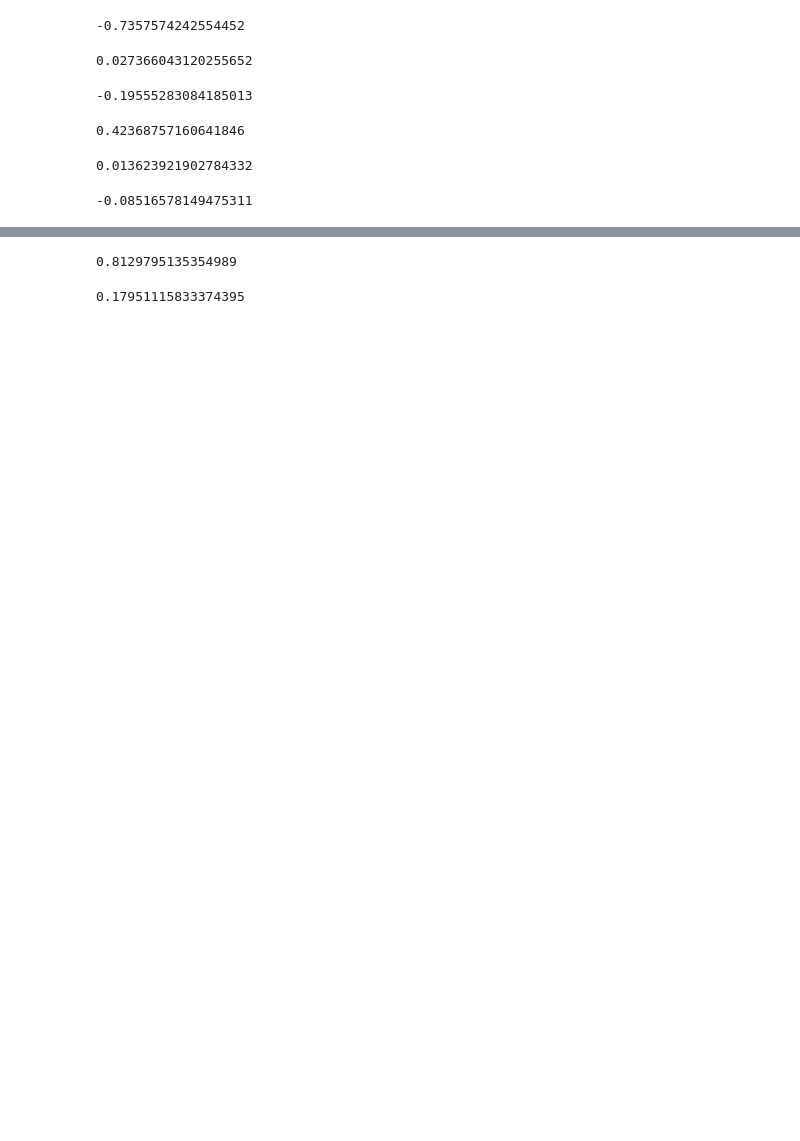
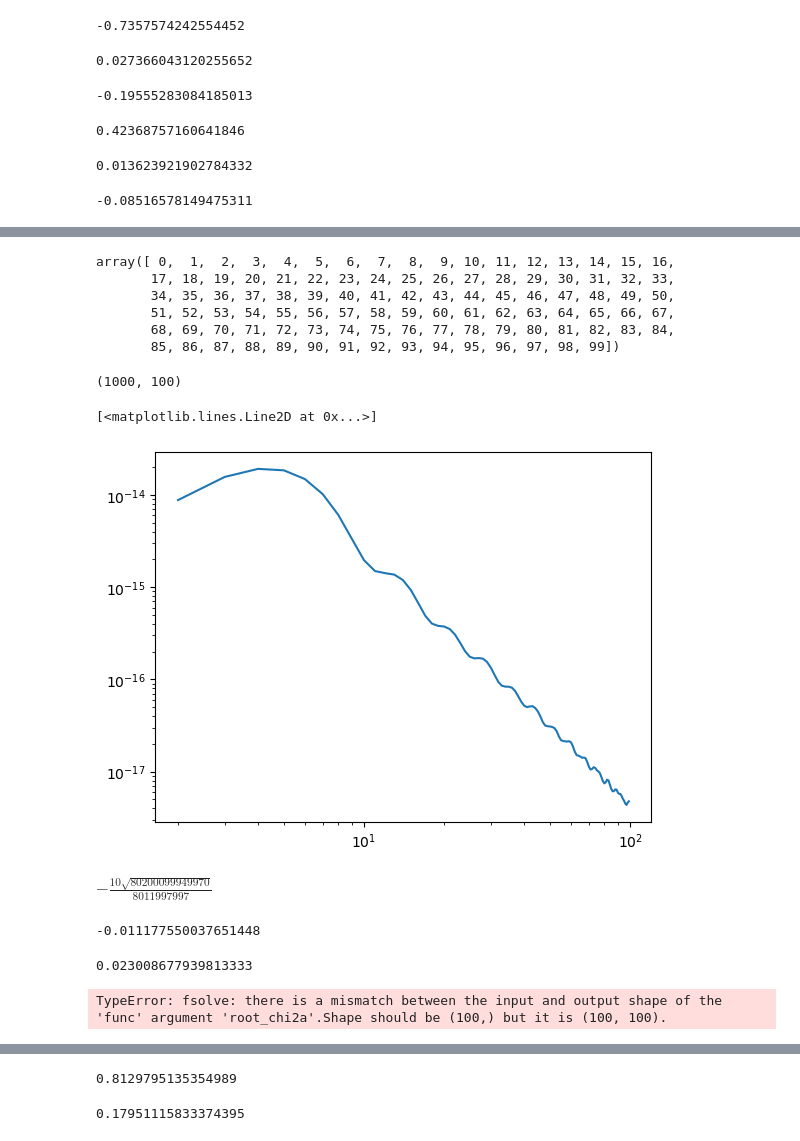
Before and after one commit to catketchup/ReCCO, a Jupyter notebook: code/q20_symbolic_calculation.ipynb, the cells around one changed output, grey strips where cells are left out. Drawn from its saved outputs; the diff is of its cells as text; code cells hidden in the pictures; blank space fills up the shorter version.

```diff
--- a/code/q20_symbolic_calculation.ipynb
+++ b/code/q20_symbolic_calculation.ipynb
@@ -101,0 +128,41 @@ BC_sym.q_l2m0('ISW')
+# %%
+transfer_E = np.zeros((len(k), len(L)), dtype=np.complex64)
+Tk = T(k, Omega_b, Omega_c, w, wa, Omega_K, h)
+Chi_grid = np.linspace(0.1, chi, 100)
+Z_grid = zfromchi(Chi_grid)
+a_grid = az(Z_grid)
+sigma_ne = sigma_nez(Z_grid, Omega_b, h)
+etau = np.exp(-tau_grid(Chi_grid, Z_grid, Omega_b, h))
+Integrand = np.zeros((len(k), len(L), len(Chi_grid)), dtype=np.complex64)
+
+for i in np.arange(len(Chi_grid)):
+    Integrand[:, :, i] = (-np.sqrt(6.0)/10.0)*Transfer_psz_redshift(k, L, Z_grid[i], Omega_b, Omega_c, w, wa, Omega_K, h)*\
+    a_grid[i]*sigma_ne[i]*etau[i]
+# %%
+transfer_E = integrate.simps(Integrand, Chi_grid, axis=-1)
+# %%
+LE = np.arange(conf.E_estim_signal_lmax)
+T_list = [transfer_E]
+# %%
+np.arange(conf.E_estim_signal_lmax)
+# %% [output]
+array([ 0,  1,  2,  3,  4,  5,  6,  7,  8,  9, 10, 11, 12, 13, 14, 15, 16,
+       17, 18, 19, 20, 21, 22, 23, 24, 25, 26, 27, 28, 29, 30, 31, 32, 33,
+       34, 35, 36, 37, 38, 39, 40, 41, 42, 43, 44, 45, 46, 47, 48, 49, 50,
+       51, 52, 53, 54, 55, 56, 57, 58, 59, 60, 61, 62, 63, 64, 65, 66, 67,
+       68, 69, 70, 71, 72, 73, 74, 75, 76, 77, 78, 79, 80, 81, 82, 83, 84,
+       85, 86, 87, 88, 89, 90, 91, 92, 93, 94, 95, 96, 97, 98, 99])
+# %%
+transfer_E.shape
+# %% [output]
+(1000, 100)
+# %%
+CL_EE = CL_bins(T_list, T_list, k, LE, conf.As, conf.ns)
+# %%
+factor = L*(L+1)/(2*np.pi)
+plt.plot(L[2:], (factor*CL_EE)[0,2:])
+plt.xscale('log')
+plt.yscale('log')
+# %% [output]
+[<matplotlib.lines.Line2D at 0x...>]
+[figure, added]
@@ -101,0 +173,17 @@ BC_sym.q_l2m0('ISW')
+# %%
+wigner_3j(2, 1000, 1000, 0, 0, 0)
+# %% [output]
+$\displaystyle - \frac{10 \sqrt{80200099949970}}{8011997997}$
+# %%
+sp.wigner_symbol(2, 1000, 1000)
+# %% [output]
+-0.011177550037651448
+# %%
+rs.tau_z(z, Omega_b, h)
+# %% [output]
+0.023008677939813333
+# %%
+zguess = 6
+sol = optimize.root(rs.root_tau2z, zguess, args=(Omega_b, h, tau))
+# %% [output]
+TypeError: fsolve: there is a mismatch between the input and output shape of the 'func' argument 'root_chi2a'.Shape should be (100,) but it is (100, 100).
```
Also changed, not shown: parts of 16 cells of this notebook, 6 other files.
